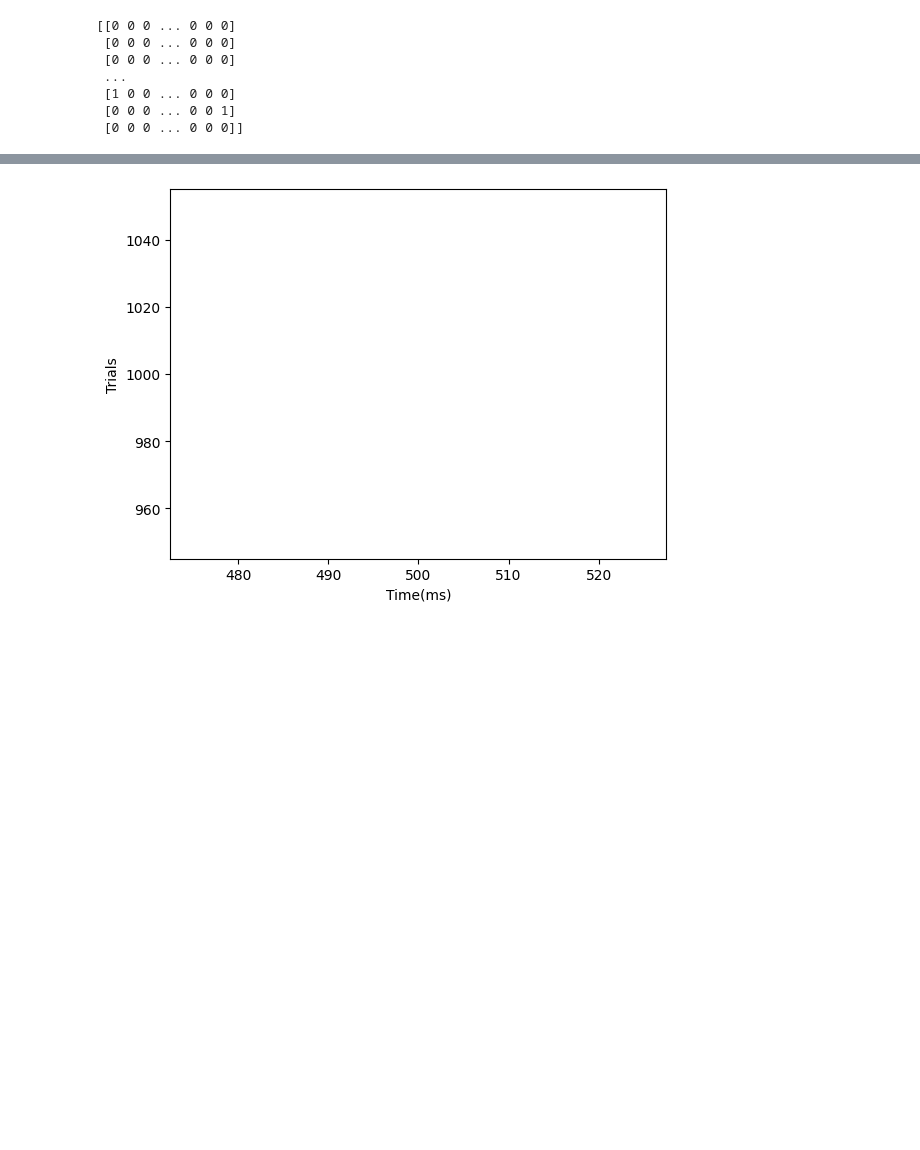
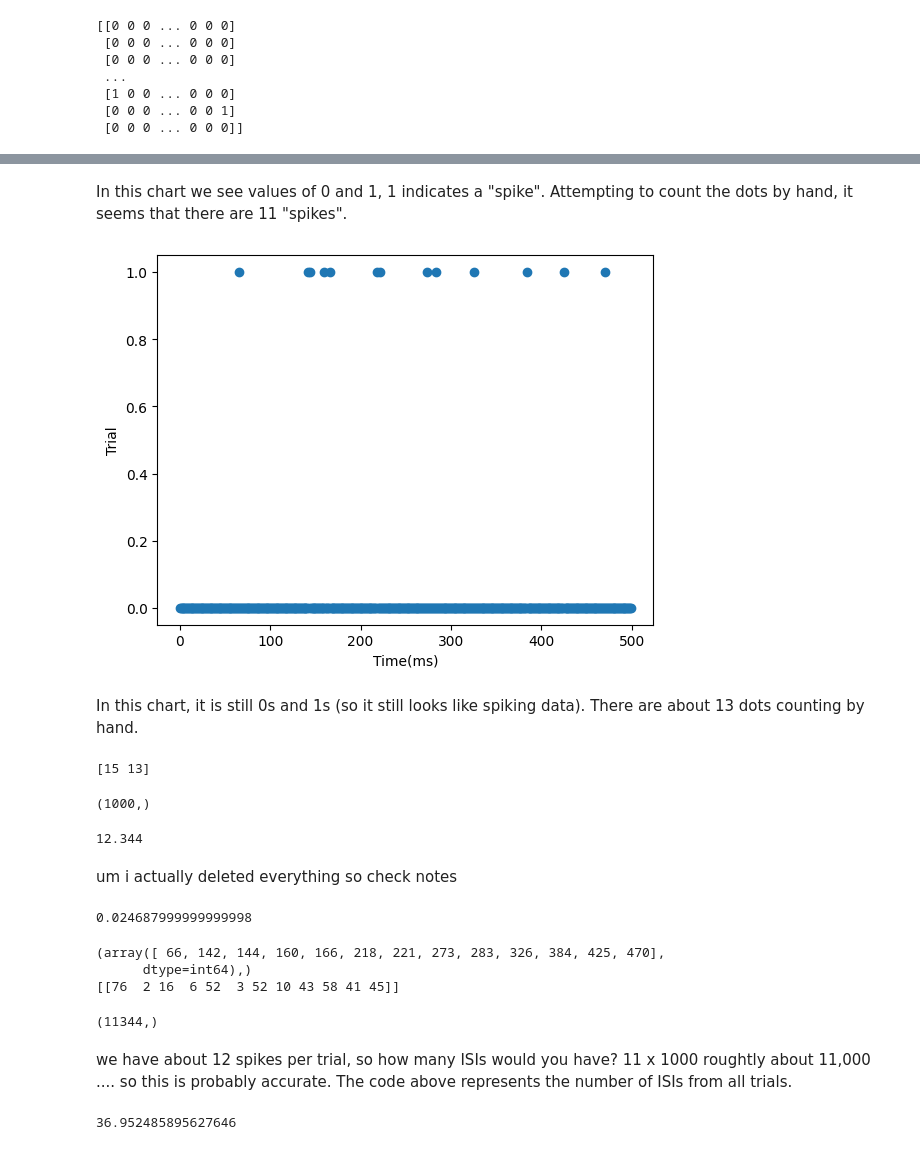
Before and after one commit to witchofizalith/MA665_HW, a Jupyter notebook: topic4/topic4.ipynb, the cells around one changed output, grey strips where cells are left out. Cells and saved outputs as stored; diff of their text form; code cells hidden in the pictures; blank space fills up the shorter version.

```diff
--- a/topic4/topic4.ipynb
+++ b/topic4/topic4.ipynb
@@ -25,7 +42,38 @@ n_trials, T = np.shape(d)
+# %% [markdown]
+In this chart we see values of 0 and 1, 1 indicates a "spike". Attempting to count the dots by hand, it seems that there are 11 "spikes".
 # %%
-plt.plot(T,n_trials)
+#Plot the second trial
+plt.plot(d[1,:], 'o')
 plt.xlabel("Time(ms)")
-plt.ylabel("Trials")
+plt.ylabel("Trial")
 plt.show()
 # %% [output]
-[figure, old version]
+[figure, new version]
+# %% [markdown]
+In this chart, it is still 0s and 1s (so it still looks like spiking data). There are about 13 dots counting by hand.
+# %%
+#lets define a variable that takes the number of spikes per trial. what python function can do this?
+#sum up all the entries that =1.
+n_spikes_per_trial = np.sum(d,1) #this tells the pc to
+print(n_spikes_per_trial[0:2]) #this prints out the number of spikes counted in the first trial and the second trial
+#check the shape of n_spikes_per_trial variable
+np.shape(n_spikes_per_trial)
+#its [1000,1] ---> the number of trials
+# %% [output]
+[15 13]
+(1000,)
+# %%
+#Compute the average number of spikes per trial
+n_avg = np.mean(n_spikes_per_trial)
+print (n_avg)
+# %% [output]
+12.344
+# %% [markdown]
+um i actually deleted everything so check notes
+# %%
+#Compute the average firing rate for these data
+#the avearging firing rate is equal to the average number of spikes per trial divided by duration of trials
+avg_firing_rate = n_avg / T
+print(avg_firing_rate)
+# %% [output]
+0.024687999999999998
@@ -31,0 +86,23 @@ plt.show()
+# %%
+#HOW DO WE CHECK THIS ABOVE CODE? Let's see what's happening in one instance of the loop ;)
+k=1;
+spike_times = np.where(d[k,:] == 1)
+print(spike_times)
+isi0 = np.diff(spike_times);
+print(isi0)
+# %% [output]
+(array([ 66, 142, 144, 160, 166, 218, 221, 273, 283, 326, 384, 425, 470],
+      dtype=int64),)
+[[76  2 16  6 52  3 52 10 43 58 41 45]]
+# %%
+np.shape(ISI)
+# %% [output]
+(11344,)
+# %% [markdown]
+we have about 12 spikes per trial, so how many ISIs would you have? 11 x 1000 roughtly about 11,000 .... so this is probably accurate. The code above represents the number of ISIs from all trials.
+# %%
+mean_ISI = np.mean(ISI)
+print(mean_ISI)
+#This is the mean ISI in miliseconds (the average interval between spikes in miliseconds)
+# %% [output]
+36.952485895627646
```
Also changed, not shown: parts of 14 cells of this notebook.
